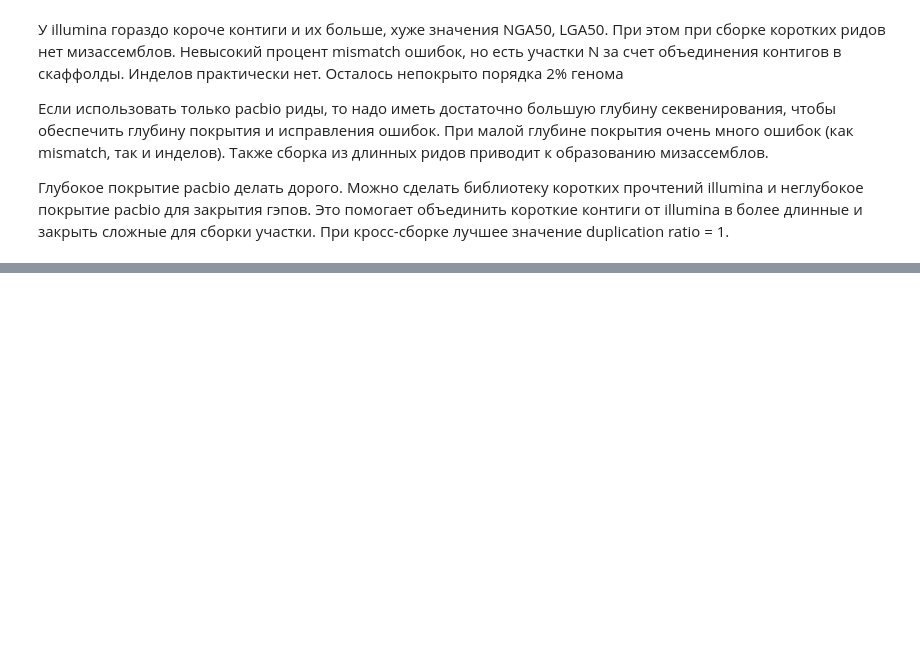
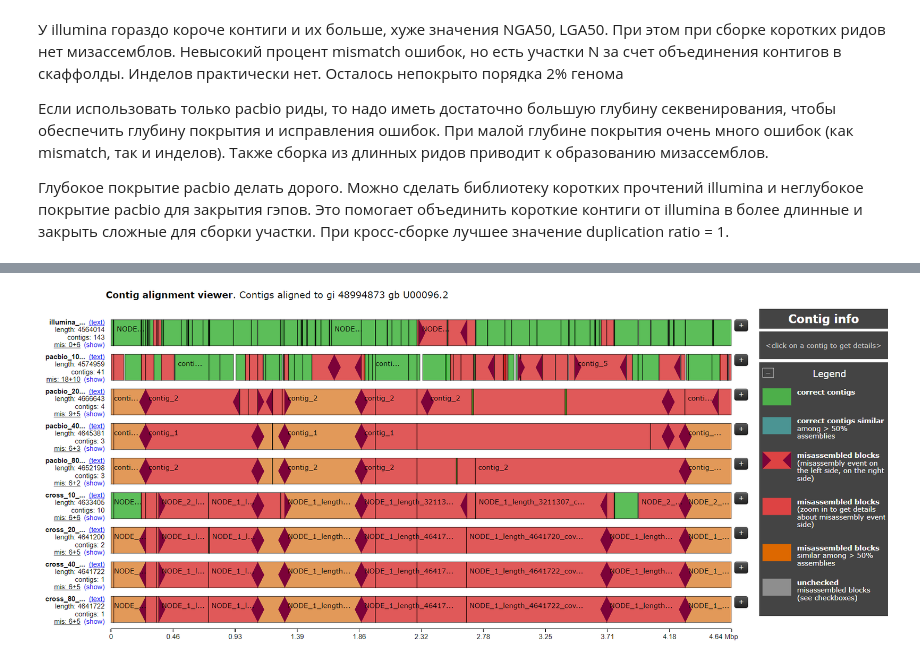
Before and after one commit to ivartb/bioinf_NGS, a Jupyter notebook: NGS_HW6.ipynb, the cells around one changed output, grey strips where cells are left out. Cells and saved outputs as stored; diff of their text form; code cells hidden in the pictures; blank space fills up the shorter version.

```diff
--- a/NGS_HW6.ipynb
+++ b/NGS_HW6.ipynb
@@ -36,0 +38,4 @@ quast.py -r reference.fasta -m 50 -t 6 illumina/scaffolds.fasta pacbio_10x/assem
+# %%
+Image("img_hw6/quast_icarus.png")
+# %% [output]
+[figure, added]
```
Also changed, not shown: parts of 3 cells of this notebook.
